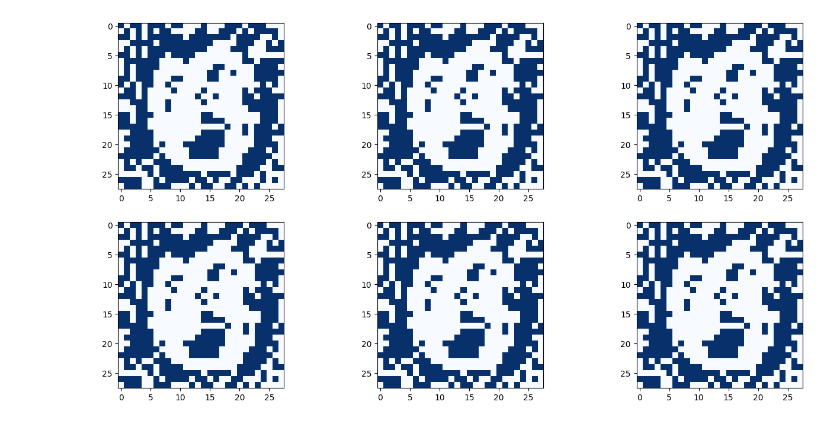
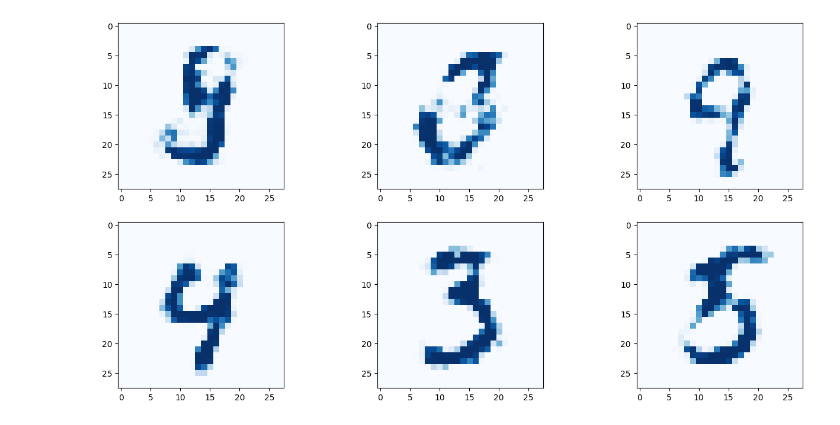
Before and after one commit to yiuked/ai-study, a Jupyter notebook: 3.ipynb, the cells around one changed output. Cells and saved outputs as stored; diff of their text form; code cells hidden in the pictures.

```diff
--- a/3.ipynb
+++ b/3.ipynb
@@ -79,7 +77,11 @@ class Discriminator(nn.Module):
         pass
 # %%
-def generate_random(size):
+def generate_random_image(size):
     random_data = torch.rand(size)
     return random_data
+
+def generate_random_seed(size):
+    random_data = torch.randn(size)
+    return random_data
 # %%
 D = Discriminator()
@@ -109,7 +111,7 @@ class Generator(nn.Module):
         super().__init__()
 
         self.model = nn.Sequential(
-            nn.Linear(1, 200),
+            nn.Linear(100, 200),
             # nn.Sigmoid(),
             nn.LeakyReLU(0.02),
             nn.LayerNorm(200),
@@ -119,7 +121,7 @@ class Generator(nn.Module):
         )
 
         # self.optimiser = torch.optim.SGD(self.parameters(), lr=0.01)
-        self.optimiser = torch.optim.Adam(self.parameters(), lr=0.01)
+        self.optimiser = torch.optim.Adam(self.parameters(), lr=0.0001)
 
         self.counter = 0
         self.progress = []
@@ -144,10 +146,10 @@ class Generator(nn.Module):
 
     def plot_progress(self):
         df = pandas.DataFrame(self.progress, columns=['loss'])
-        df.plot(ylim=(0,1.0),figsize=(16,8),alpha=0.1,marker='.',grid=True,yticks=(0,0.25,0.5))
+        df.plot(ylim=(0), figsize=(16,8), alpha=0.1, marker='.', grid=True, yticks=(0, 0.25, 0.5, 1.0, 5.0))
         pass
 # %%
 G = Generator()
-output = G.forward(generate_random(1))
-img = output.detach().numpy().reshape(28,28)
-plt.imshow(img, interpolation='none',cmap='Blues')
+# output = G.forward(generate_random(100))
+# img = output.detach().numpy().reshape(28,28)
+# plt.imshow(img, interpolation='none',cmap='Blues')
@@ -157,17 +156,21 @@ plt.imshow(img, interpolation='none',cmap='Blues')
 # %%
 %%time
-# 训练鉴别器和生成器
-for label, image_data_tensor, target_tensor in mnist_dataset:
+epochs = 4
 
-    # 使用真实数据训练鉴别器
-    D.train(image_data_tensor, torch.FloatTensor([1.0]))
+for epoch in range(epochs):
+    print ("epoch = ", epoch + 1)
+    # 训练鉴别器和生成器
+    for label, image_data_tensor, target_tensor in mnist_dataset:
 
-    # 用生成样本训练鉴别器
-    # 使用detach()以避免计算生成器G中的梯度
-    D.train(G.forward(generate_random(1)).detach(), torch.FloatTensor([0.0]))
+        # 使用真实数据训练鉴别器
+        D.train(image_data_tensor, torch.FloatTensor([1.0]))
 
-    # 训练生成器
-    G.train(D, generate_random(1), torch.FloatTensor([1.0]))
+        # 用生成样本训练鉴别器
+        # 使用detach()以避免计算生成器G中的梯度
+        D.train(G.forward(generate_random_seed(100)).detach(), torch.FloatTensor([0.0]))
 
-    pass
+        # 训练生成器
+        G.train(D, generate_random_seed(100), torch.FloatTensor([1.0]))
+
+        pass
 # %% [output]
@@ -196,12 +202,12 @@ G.plot_progress()
 # %%
 # 在3列2行的网格中生成图像
 f, axarr = plt.subplots(2,3, figsize=(16,8))
 for i in range(2):
     for j in range(3):
-        output = G.forward(generate_random(1))
+        output = G.forward(generate_random_seed(100))
         img = output.detach().numpy().reshape(28,28)
         axarr[i,j].imshow(img, interpolation='none', cmap='Blues')
         pass
     pass
 # %% [output]
-[figure, old version]
+[figure, new version]
```
Also changed, not shown: parts of 12 cells of this notebook, 1 other file.
